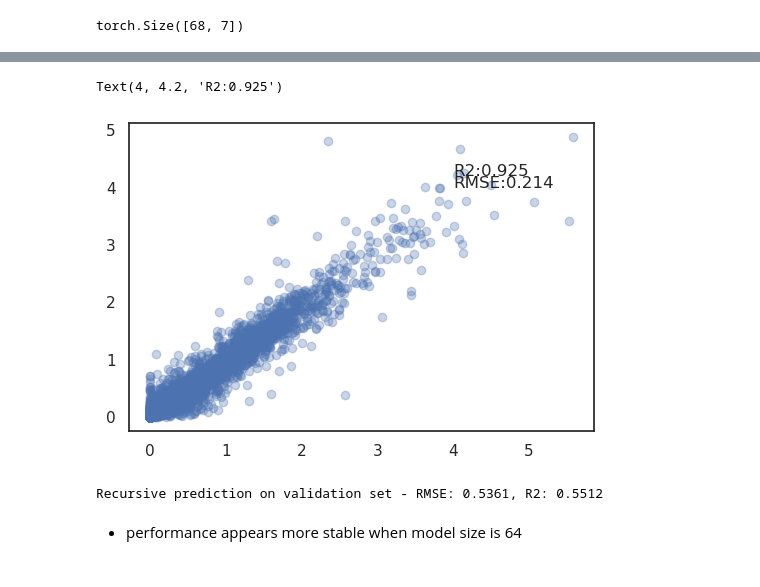
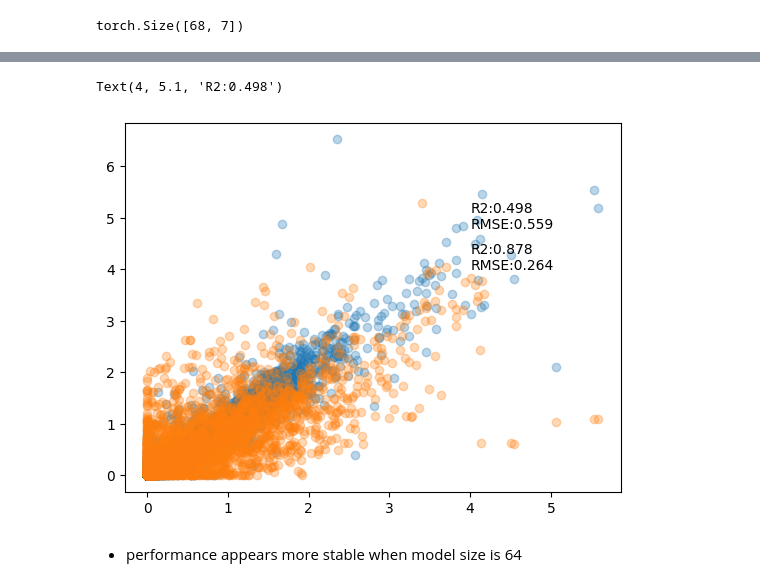
Before and after one commit to PinaColadast/eth-capstone-treewater-deficit, a Jupyter notebook: 04_Transformer_training_horizon.ipynb, the cells around one changed output, grey strips where cells are left out. Saved outputs shown, nothing was run; the diff lists cells and outputs as text; code cells hidden in the pictures.

Commit message:
make plots

```diff
--- a/04_Transformer_training_horizon.ipynb
+++ b/04_Transformer_training_horizon.ipynb
@@ -632,6 +670,8 @@ with torch.no_grad():
 preds = np.concatenate(preds, axis=0)
 actuals = np.concatenate(actuals, axis=0)
 
+preds = utils.clip_and_inverse_log2_transform(preds)
+actuals = utils.clip_and_inverse_log2_transform(actuals)
 
-rmses_cv_horizon_fold = [root_mean_squared_error(actuals[:, i],preds[:, i]) for i in range(0, actuals.shape[1])]
-r2s_cv_horizon_fold = [r2_score(actuals[:, i],preds[:, i]) for i in range(0, actuals.shape[1])]
+rmses_cv_horizon_val = [root_mean_squared_error(actuals[:, i],preds[:, i]) for i in range(0, actuals.shape[1])]
+r2s_cv_horizon_val= [r2_score(actuals[:, i],preds[:, i]) for i in range(0, actuals.shape[1])]
@@ -676,17 +688,14 @@ plt.show()
 # %%
 # next day prediction performance
-rmse = root_mean_squared_error(utils.clip_and_inverse_log2_transform(actuals), utils.clip_and_inverse_log2_transform(preds))
-r2 = r2_score(utils.clip_and_inverse_log2_transform(actuals), utils.clip_and_inverse_log2_transform(preds))
 
-plt.scatter(utils.clip_and_inverse_log2_transform(actuals), utils.clip_and_inverse_log2_transform(preds), alpha=0.3)
-plt.text(x=4, y = 4, s = f"RMSE:{rmse_at:.3f}")
-plt.text(x= 4, y = 4.2, s=f"R2:{r2_at:.3f}")
+plt.scatter(actuals[:, 0], preds[:, 0], alpha=0.3)
+plt.scatter(actuals[:, 6], preds[:, 6], alpha=0.3)
+
+plt.text(x=4, y = 4, s = f"RMSE:{rmses_cv_horizon_val[0]:.3f}")
+plt.text(x= 4, y = 4.3, s=f"R2:{r2s_cv_horizon_val[0]:.3f}")
+
+plt.text(x=4, y = 4.8, s = f"RMSE:{rmses_cv_horizon_val[6]:.3f}")
+plt.text(x= 4, y = 5.1, s=f"R2:{r2s_cv_horizon_val[6]:.3f}")
 # %% [output]
-Text(4, 4.2, 'R2:0.925')
+Text(4, 5.1, 'R2:0.498')
-[figure, old version]
+[figure, new version]
-# %%
-rmse_at= root_mean_squared_error(utils.clip_and_inverse_log2_transform(y_val_at), utils.clip_and_inverse_log2_transform(y_pred_val_at))
-r2_at = r2_score(utils.clip_and_inverse_log2_transform(y_val_at), utils.clip_and_inverse_log2_transform(y_pred_val_at))
-print(f"Recursive prediction on validation set - RMSE: {rmse_recursive:.4f}, R2: {r2_recursive:.4f}")
-# %% [output]
-Recursive prediction on validation set - RMSE: 0.5361, R2: 0.5512
```
Also changed, not shown: parts of 9 cells of this notebook, 1 other file.
